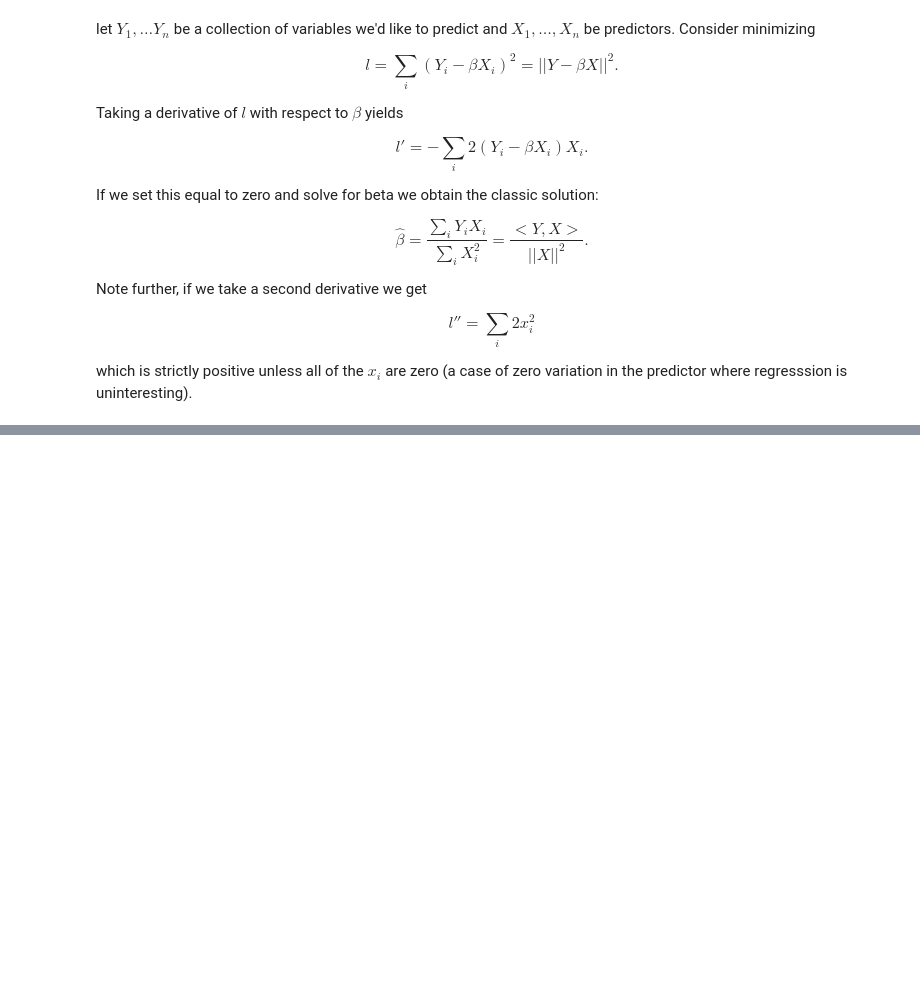
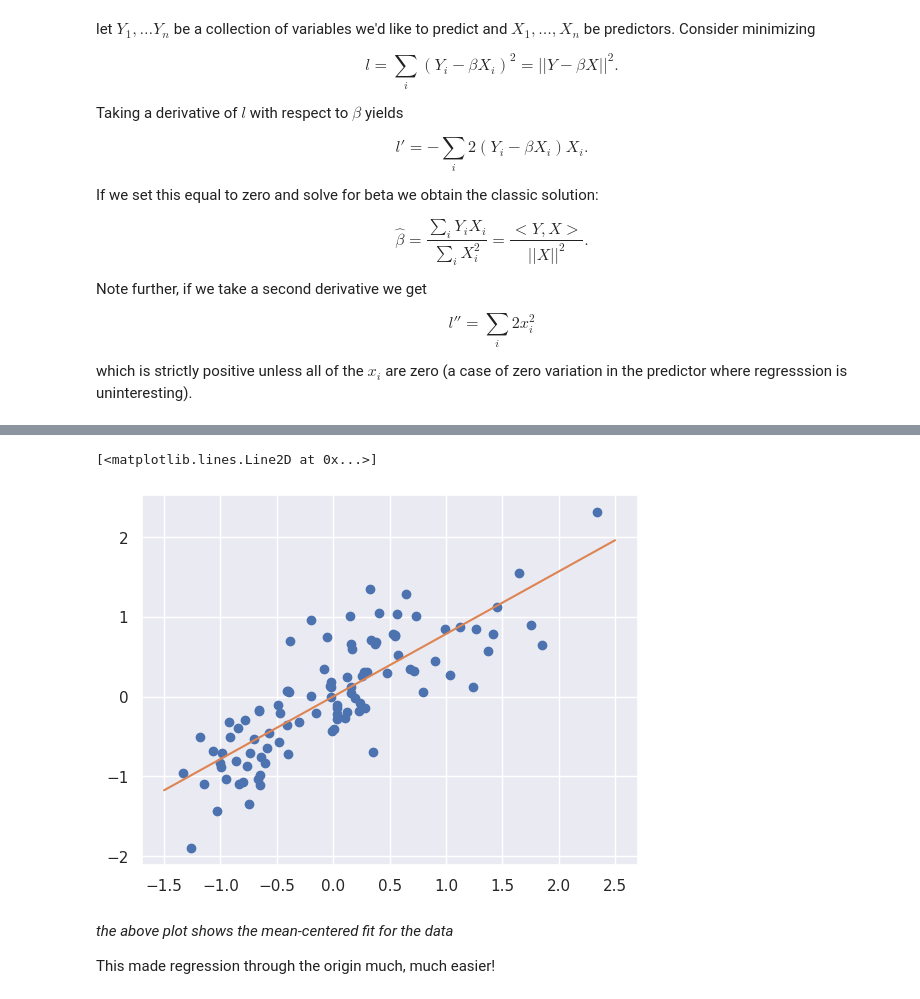
Before and after one commit to Livi-Arbo/BME-DS-Notes, a Jupyter notebook: Data_Science_Notes.ipynb, the cells around one changed output, grey strips where cells are left out. Cells and saved outputs as stored; diff of their text form; code cells hidden in the pictures; blank space fills up the shorter version.

```diff
--- a/Data_Science_Notes.ipynb
+++ b/Data_Science_Notes.ipynb
@@ -376,0 +399,11 @@ which is strictly positive unless all of the $x_i$ are zero (a case of zero vari
+# %%
+plt.plot(x, y, 'o')
+t = np.array([-1.5, 2.5])
+plt.plot(t, t * b)
+# %% [output]
+[<matplotlib.lines.Line2D at 0x...>]
+[figure, added]
+# %% [markdown]
+*the above plot shows the mean-centered fit for the data*
+
+This made regression through the origin much, much easier!
```
Also changed, not shown: parts of 3 cells of this notebook.
